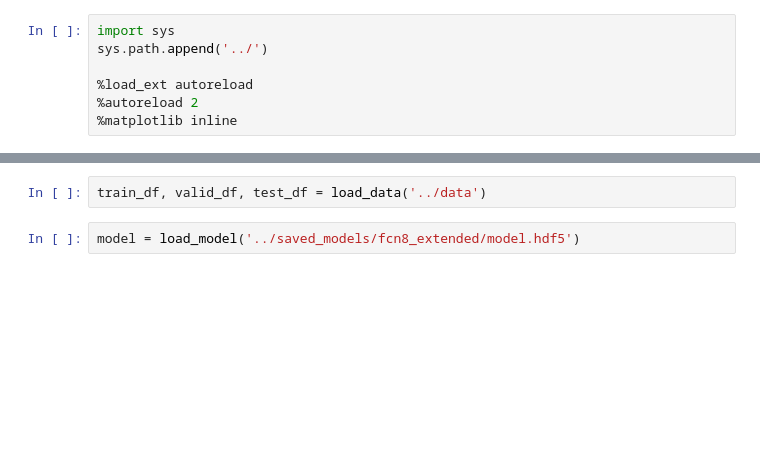
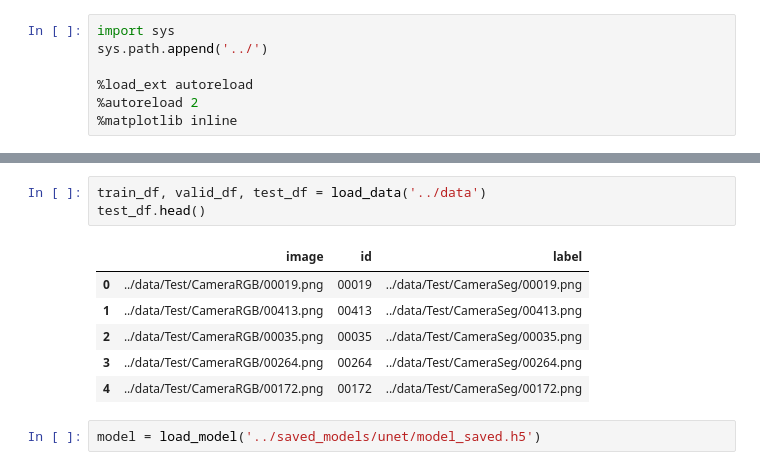
Before and after one commit to iamfaisalkhan/udacity-lyft-challenge, a Jupyter notebook: notebooks/inference_visualizer.ipynb, the cells around one changed output, grey strips where cells are left out. Drawn from its saved outputs; the diff is of its cells as text; blank space fills up the shorter version.

```diff
--- a/notebooks/inference_visualizer.ipynb
+++ b/notebooks/inference_visualizer.ipynb
@@ -19,7 +22,15 @@ from keras.models import Model, load_model
 # %%
 train_df, valid_df, test_df = load_data('../data')
+test_df.head()
+# %% [output]
+|  | image | id | label |
+| 0 | ../data/Test/CameraRGB/00019.png | 00019 | ../data/Test/CameraSeg/00019.png |
+| 1 | ../data/Test/CameraRGB/00413.png | 00413 | ../data/Test/CameraSeg/00413.png |
+| 2 | ../data/Test/CameraRGB/00035.png | 00035 | ../data/Test/CameraSeg/00035.png |
+| 3 | ../data/Test/CameraRGB/00264.png | 00264 | ../data/Test/CameraSeg/00264.png |
+| 4 | ../data/Test/CameraRGB/00172.png | 00172 | ../data/Test/CameraSeg/00172.png |
 # %%
-model = load_model('../saved_models/fcn8_extended/model.hdf5')
+model = load_model('../saved_models/unet/model_saved.h5')
 # %%
 sample_rows = 12
 fig, m_axs = plt.subplots(sample_rows, 3, figsize = (20, 6*sample_rows))
```
Also changed, not shown: parts of 2 cells of this notebook, 12 other files.
